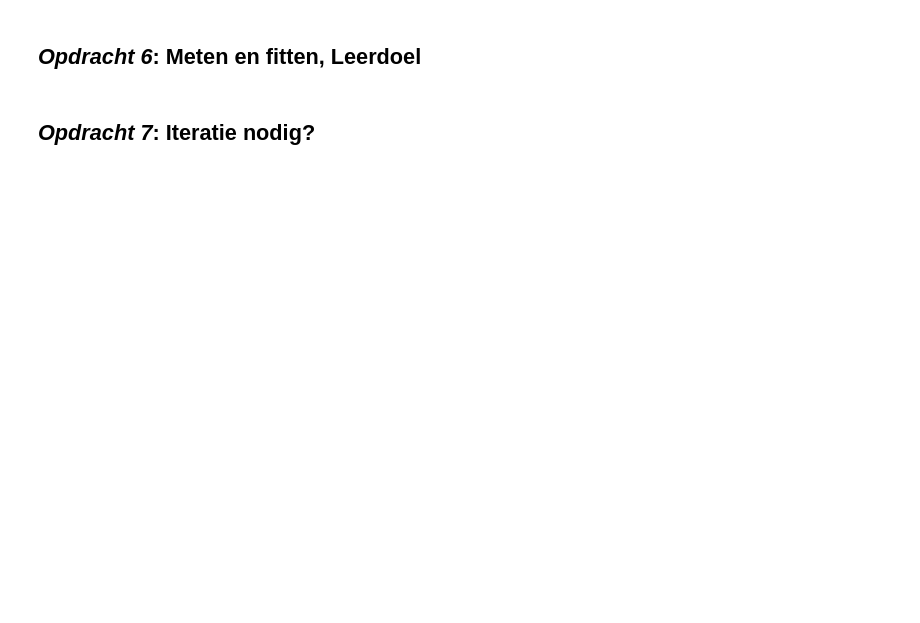
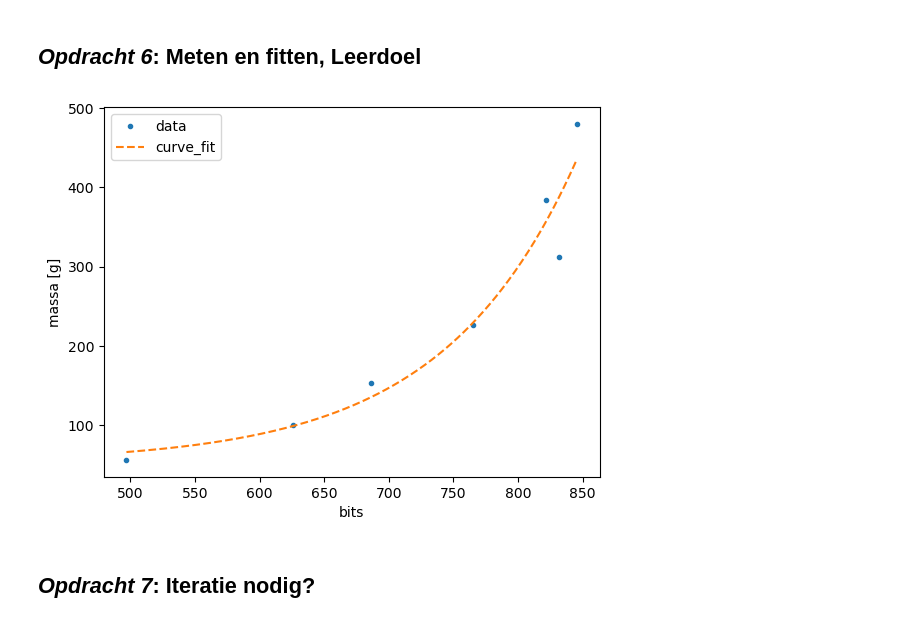
Before and after one commit to tdenooijer26/DEF-T-opdrachten, a Jupyter notebook: FysiekeOntwerpopdrachten/1KalibreerEenSensorDigitaalAnaloog/DEFOntwerpopdracht1KalibreerEenSensorInvulTemplate.ipynb, the cells around one changed output. Drawn from its saved outputs; the diff is of its cells as text; code cells hidden in the pictures; blank space fills up the shorter version.

Commit message:
Dit is klaar voor nakijken

```diff
--- a/FysiekeOntwerpopdrachten/1KalibreerEenSensorDigitaalAnaloog/DEFOntwerpopdracht1KalibreerEenSensorInvulTemplate.ipynb
+++ b/FysiekeOntwerpopdrachten/1KalibreerEenSensorDigitaalAnaloog/DEFOntwerpopdracht1KalibreerEenSensorInvulTemplate.ipynb
@@ -112,3 +106,37 @@ Hieronder is de meetopstelling weergegeven:
+# %%
+# Zet hier jouw data in een voor jou handig formaat
+import numpy as np
+import matplotlib.pyplot as plt
+arduinodata = np.array([497,626,686,765,832,822,846])
+massadata = np.array([56,100,153,226,312,384,480])
+# %%
+# Plot hier de meting en fit een lijn door de metingen.
+# Maak gebruik van wat je geleerd hebt bij het practicum.
+%matplotlib inline
+
+from scipy.optimize import curve_fit
+
+P0=(0,0,0)
+
+def modelfunctie(x,a,b,c):
+    return a*np.exp(b*x)+c
+
+Popt,pcov = curve_fit(modelfunctie,arduinodata,massadata,p0=P0)
+a,b,c = Popt
+
+bits_array = np.arange(np.min(arduinodata),np.max(arduinodata))
+
+plt.figure()
+plt.plot(arduinodata,massadata,".",label="data")
+plt.plot(bits_array,modelfunctie(bits_array,*Popt),"--", label="curve_fit")
+plt.xlabel("bits")
+plt.ylabel("massa [g]")
+plt.legend()
+plt.show()
+
+#print("m= %2.f e^(%2.f )")
+# %% [output]
+[figure, added]
 # %% [markdown]
 ## *Opdracht 7*: Iteratie nodig?
 # %% [markdown]
```
Also changed, not shown: parts of 13 cells of this notebook, 1 other file.
